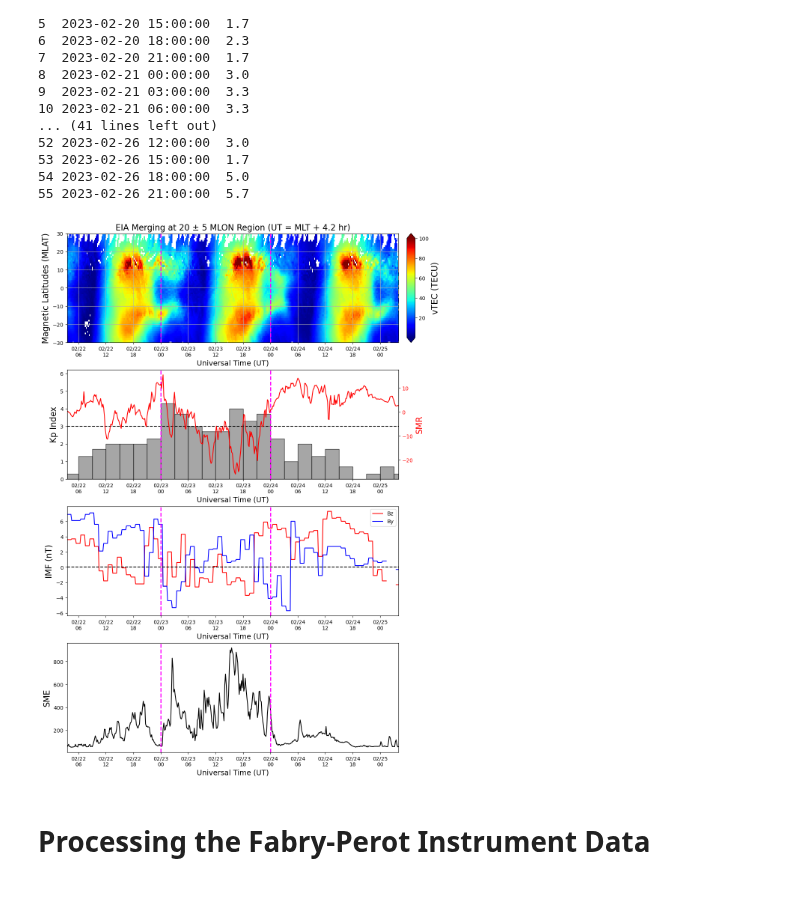
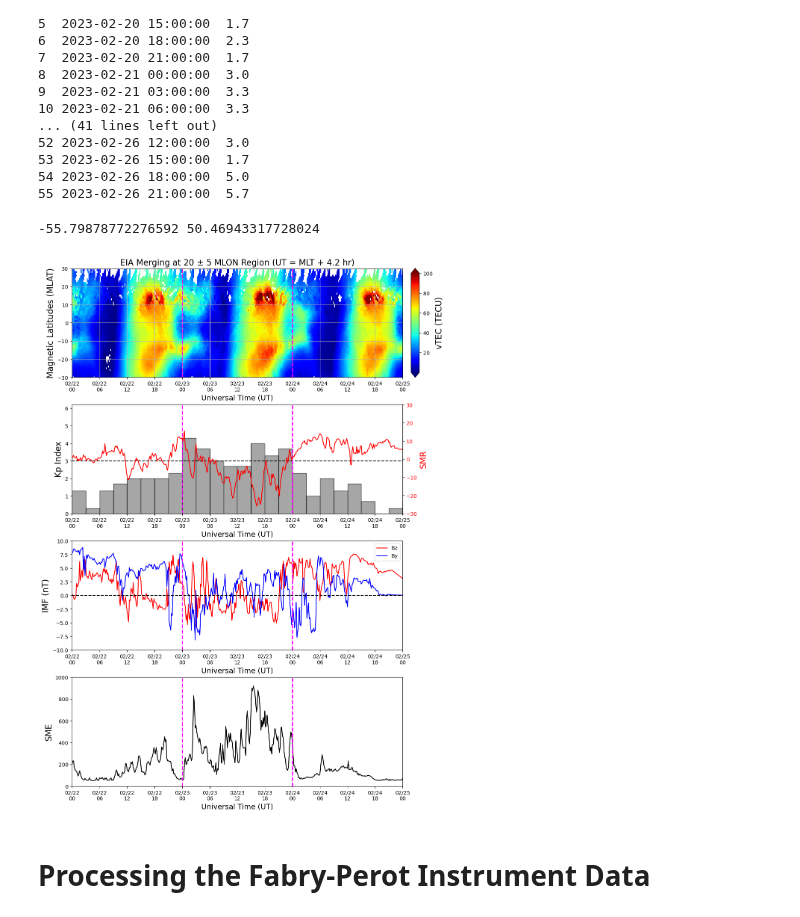
Before and after one commit to abukowski21/sat-interp-tid-analysis, a Jupyter notebook: Qingyu_Cesar_EIA_IHA/EIAMerging/EIA_merging.ipynb, the cells around one changed output. Saved outputs shown, nothing was run; the diff lists cells and outputs as text; code cells hidden in the pictures.

```diff
--- a/Qingyu_Cesar_EIA_IHA/EIAMerging/EIA_merging.ipynb
+++ b/Qingyu_Cesar_EIA_IHA/EIAMerging/EIA_merging.ipynb
@@ -358,10 +358,10 @@ df['DT'] = pd.to_datetime(df['DT'])
 df['MLT_dt'] = pd.to_datetime(df['MLT_dt'])
 df = df.drop(columns = ['index','Unnamed: 0'])
 
-start_date = '2023-02-22'
-end_date = '2023-02-25'
-df = df[(df['MLT_dt'] >= start_date) & (df['MLT_dt'] <= end_date)]
-df = df.drop(columns=[])
+
+#start_date = '2023-02-21'
+#end_date = '2023-02-26'
+#df = df[(df['MLT_dt'] >= start_date) & (df['MLT_dt'] <= end_date)]
 print(df)
 # %% [output]
                         DT  DOY       TEC       MLAT        MLT   kp   By  \
@@ -457,7 +457,7 @@ elif t_coord == 'DT':
 
     file = f'{scratch}Qingyu_Cesar_EIA/EIAmerging/kp_f107_data.txt'
     kp = pd.read_csv(file,sep=r'\s+')
-    year = 2023
+    year = kp.Year[0]
     date_kp = [functions.day_to_date(i, year) for i in kp.DOY]
     m, d = zip(*date_kp)
     kp['DT'] = [dt.datetime(year, j, i, k, 0, 0) for i,j,k in zip(d,m,kp.Hour)]
@@ -541,46 +541,50 @@ ax2_twin = ax2.twinx()
 ax2_twin.plot(df2.time_dt, df2.SMR, label='SMR', color='red')
 ax2_twin.set_ylabel('SMR', fontsize=16, color='red')
 ax2_twin.tick_params(axis='y', labelcolor='red')
-
+ax2_twin.set_ylim(-30, 30)
 
 # Third Plot - SME and SMR indices
 ax3 = fig.add_subplot(specs[2,0])
-ax3.plot(df2.time_dt, df2.Bz, color = 'red', label='Bz')
-ax3.plot(df2.time_dt, df2.By, color='blue', label='By')
+df3 = df2[(df2['By'] < 100) & (df2['Bz'] < 100)].reset_index(drop=True)
+ax3.plot(df3.time_dt, df3.Bz, color = 'red', label='Bz')
+ax3.plot(df3.time_dt, df3.By, color='blue', label='By')
 ax3.set_ylabel('IMF (nT)', color='black', fontsize=16)
 ax3.tick_params(axis='y', labelcolor='black')
 ax3.axhline(0, color = 'black', linestyle='--')
+ax3.set_ylim(-10,10)
 ax3.legend()
 #ax3.grid()
 
 # Fourth plot - SYMH index
 ax4 = fig.add_subplot(specs[3,0])
 ax4.plot(df2.time_dt, df2.SME, color='black')
 ax4.set_ylabel('SME', fontsize=16)
+ax4.set_ylim(0,1000)
 
 for ax in [ax1, ax2, ax3, ax4]:
     ax.xaxis.set_major_formatter(mdates.DateFormatter('%m/%d\n%H'))
     ax.xaxis.set_major_locator(mdates.HourLocator(interval=6))
     ax.set_xticks(pd.date_range(start='2023-02-22', end='2023-02-25', freq='6H'))
     # Add vertical lines at specific datetime points
     ax.axvline(pd.Timestamp('2023-02-23 00:00:00'), color='magenta', linestyle='--', linewidth=2)
     ax.axvline(pd.Timestamp('2023-02-24 00:00:00'), color='magenta', linestyle='--', linewidth=2)
     if t_coord == 'MLT_dt':
         ax.set_xlabel('Magnetic Local Time (MLT)', fontsize=14)
     elif t_coord == 'DT':
         ax.set_xlabel('Universal Time (UT)', fontsize=14)
     xlim_start = pd.Timestamp(df2.time_dt.iloc[0])
     xlim_end = pd.Timestamp(df2.time_dt.iloc[-1])
-    #xlim_start = pd.Timestamp('2023-02-22 00:00:00')
-    #xlim_end = pd.Timestamp('2023-02-25 00:00:00')
+    xlim_start = pd.Timestamp('2023-02-22 00:00:00')
+    xlim_end = pd.Timestamp('2023-02-25 00:00:00')
     ax.set_xlim(xlim_start, xlim_end)
 
 
 fig.savefig(f'{work}Qingyu_Cesar_EIA_IHA/EIAMerging/outputs/{start_date}_to_{end_date}.jpg', dpi=300, bbox_inches='tight')
 #plt.tight_layout()
 plt.show()
 # %% [output]
+-55.79878772276592 50.46943317728024
-[figure, old version]
+[figure, new version]
 # %% [markdown]
 # Processing the Fabry-Perot Instrument Data
 # %%
```
Also changed, not shown: parts of 8 cells of this notebook, 2 other files.
